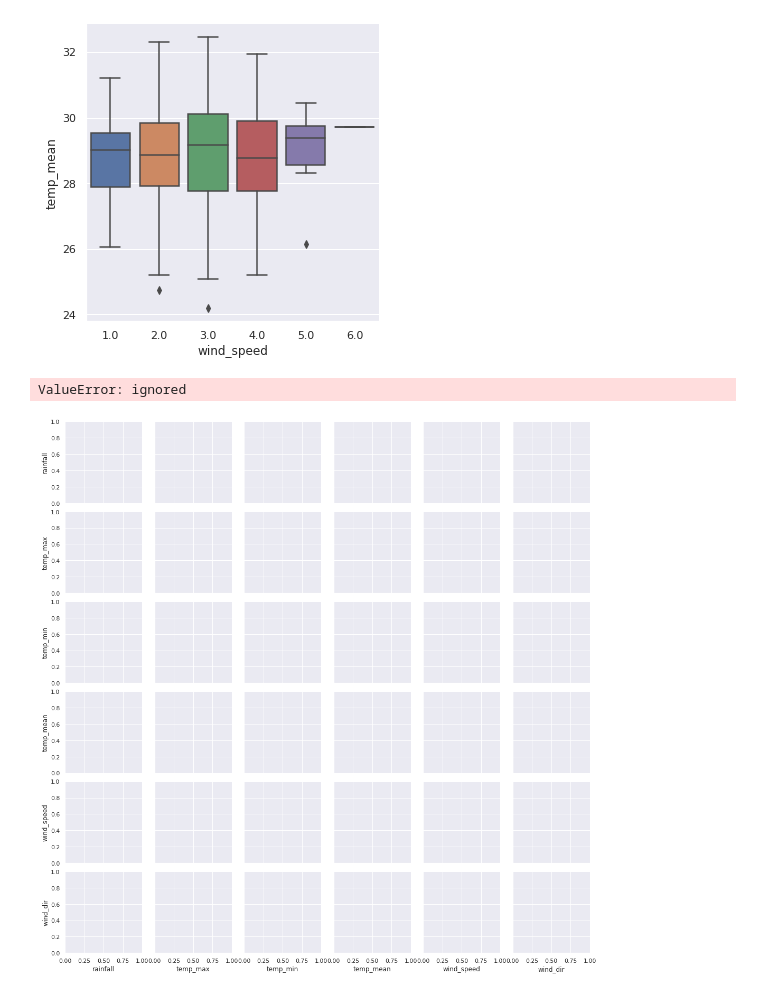
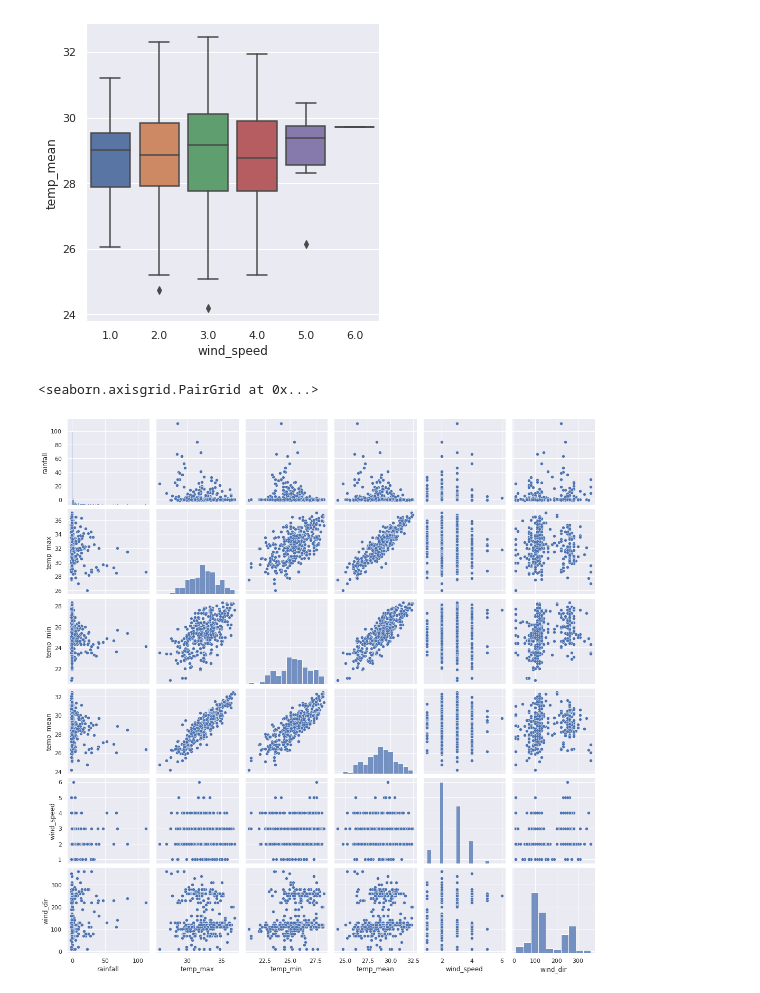
Before and after one commit to Pa3k-Clear/EmTech-Lessons, a Jupyter notebook: csv.ipynb, the cells around one changed output. Drawn from its saved outputs; the diff is of its cells as text; code cells hidden in the pictures.

```diff
--- a/csv.ipynb
+++ b/csv.ipynb
@@ -95,7 +95,7 @@ sns.catplot(data=eather_df, x='wind_speed', y='temp_mean', kind='box')
 <seaborn.axisgrid.FacetGrid at 0x...>
 [figure]
 # %%
-sns.pairplot(eather_df)
+sns.pairplot(eather_df[2:])
 # %% [output]
-ValueError: ignored
+<seaborn.axisgrid.PairGrid at 0x...>
-[figure, old version]
+[figure, new version]
```
